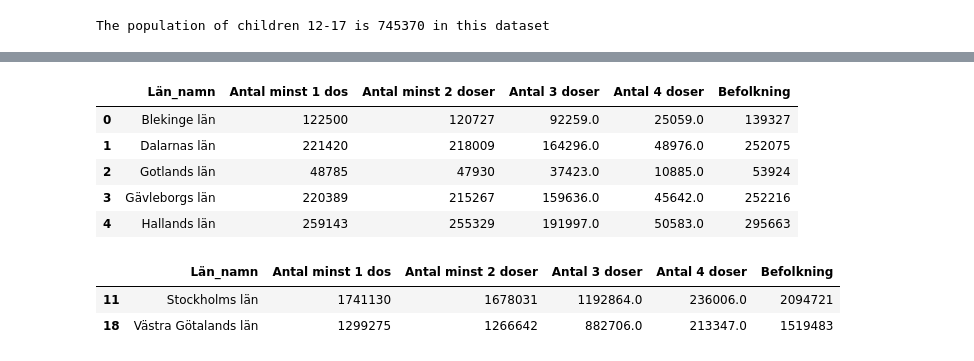
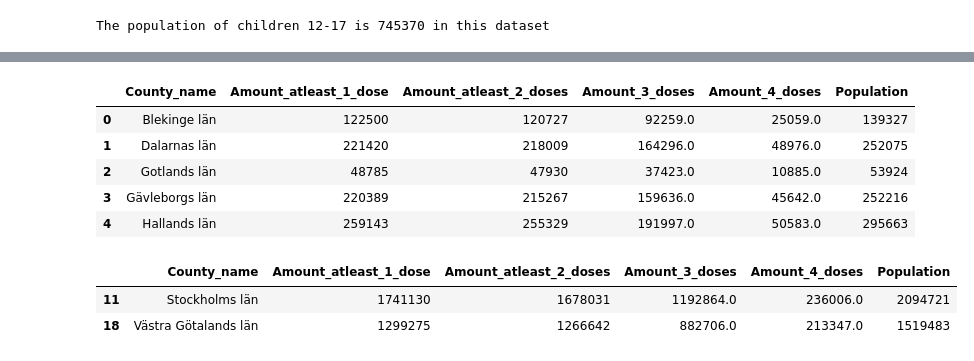
Before and after one commit to JoelOscarsson/Databehandling-JoelOscarsson, a Jupyter notebook: Laboration-1/Labb_1.ipynb, the cells around one changed output, grey strips where cells are left out. Cells and saved outputs as stored; diff of their text form; code cells hidden in the pictures.

```diff
--- a/Laboration-1/Labb_1.ipynb
+++ b/Laboration-1/Labb_1.ipynb
@@ -413,0 +401,19 @@ fig.show()
+# %%
+# Renaming columns
+vaccine.rename(
+    columns={
+        "Län_namn": "County_name",
+        "Kommun_namn": "Municipality_name",
+        "Ålder": "Age",
+        "Befolkning": "Population",
+        "Antal minst 1 dos": "Amount_atleast_1_dose",
+        "Antal minst 2 doser": "Amount_atleast_2_doses",
+        "Antal 3 doser": "Amount_3_doses",
+        "Antal 4 doser": "Amount_4_doses",
+        "Andel minst 1 dos": "Share_atleast_1_dose",
+        "Andel minst 2 doser": "Share_atleast_2_doses",
+        "Andel 3 doser": "Share_3_doses",
+        "Andel 4 doser": "Share_4_doses",
+    },
+    inplace=True,
+)
@@ -447,0 +450,5 @@ vaccine_share_län
+# %%
+# Creating new DF grouped by share -> county
+vaccine_share_län = vaccine.groupby(
+    by="County_name")[["Amount_atleast_1_dose", "Amount_atleast_2_doses", "Amount_3_doses", "Amount_4_doses", "Population"]].sum(numeric_only=True).reset_index()
+vaccine_share_län
@@ -483,7 +512,7 @@ fig.show()
 # %%
 vaccine_share_län.head() # We can see that for next
 # %% [output]
-|  | Län_namn | Antal minst 1 dos | Antal minst 2 doser | Antal 3 doser | Antal 4 doser | Befolkning |
+|  | County_name | Amount_atleast_1_dose | Amount_atleast_2_doses | Amount_3_doses | Amount_4_doses | Population |
 | 0 | Blekinge län | 122500 | 120727 | 92259.0 | 25059.0 | 139327 |
 | 1 | Dalarnas län | 221420 | 218009 | 164296.0 | 48976.0 | 252075 |
 | 2 | Gotlands län | 48785 | 47930 | 37423.0 | 10885.0 | 53924 |
@@ -491,9 +520,9 @@ vaccine_share_län.head() # We can see that for next
 | 4 | Hallands län | 259143 | 255329 | 191997.0 | 50583.0 | 295663 |
 # %%
 # New df to group 2 countys and extend columns by 1 dose
-vaccine_stockholm_västraG = vaccine_share_län.query("Län_namn == ('Västra Götalands län', 'Stockholms län')")
+vaccine_stockholm_västraG = vaccine_share_län.query("County_name == ('Västra Götalands län', 'Stockholms län')")
 vaccine_stockholm_västraG
 # %% [output]
-|  | Län_namn | Antal minst 1 dos | Antal minst 2 doser | Antal 3 doser | Antal 4 doser | Befolkning |
+|  | County_name | Amount_atleast_1_dose | Amount_atleast_2_doses | Amount_3_doses | Amount_4_doses | Population |
 | 11 | Stockholms län | 1741130 | 1678031 | 1192864.0 | 236006.0 | 2094721 |
 | 18 | Västra Götalands län | 1299275 | 1266642 | 882706.0 | 213347.0 | 1519483 |
```
Also changed, not shown: parts of 53 cells of this notebook, 1 other file.
